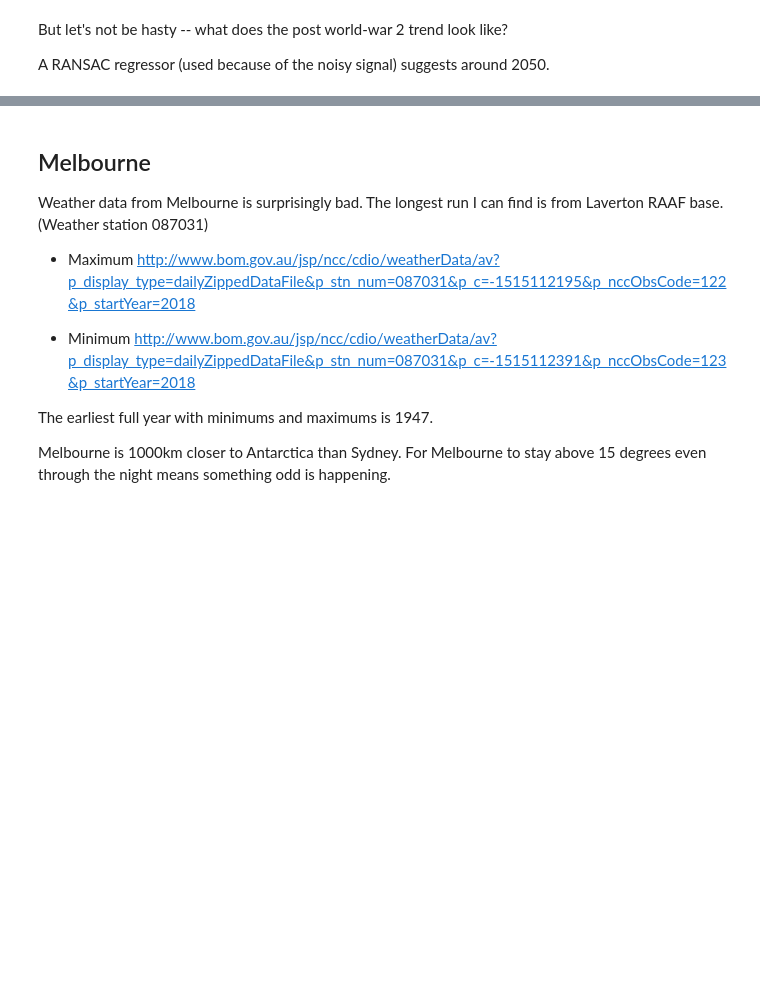
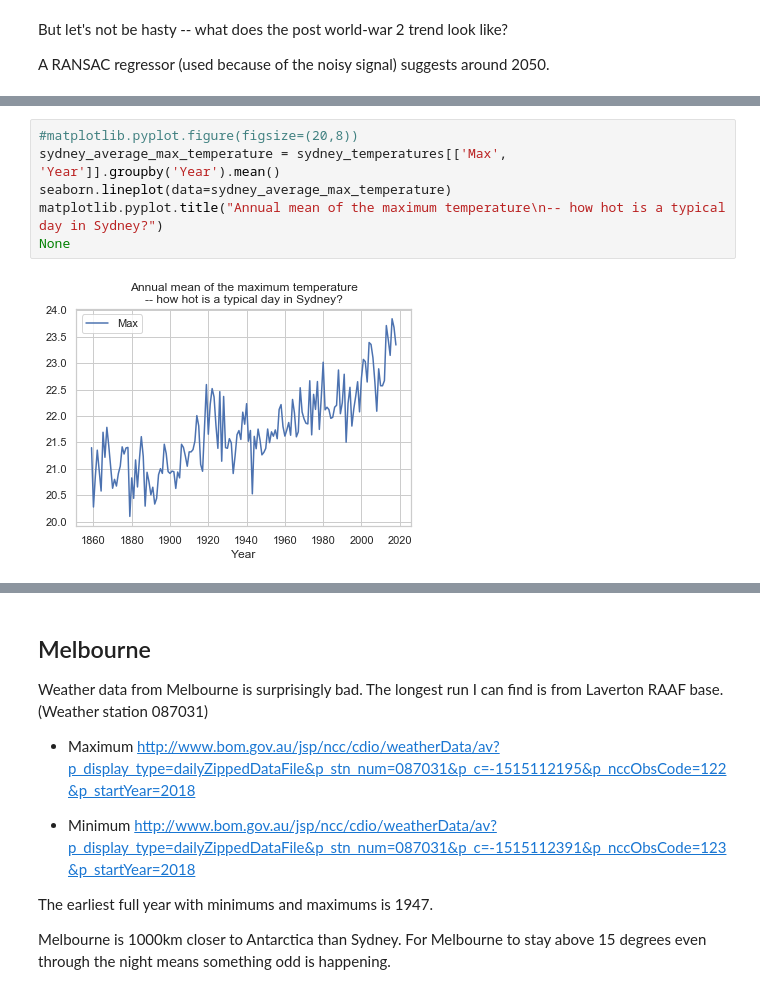
Before and after one commit to solresol/endless-summer, a Jupyter notebook: cities-of-summer.ipynb, the cells around one changed output, grey strips where cells are left out. Cells and saved outputs as stored; diff of their text form; blank space fills up the shorter version.

```diff
--- a/cities-of-summer.ipynb
+++ b/cities-of-summer.ipynb
@@ -169,0 +214,8 @@ chart_df.plot()
+# %%
+#matplotlib.pyplot.figure(figsize=(20,8))
+sydney_average_max_temperature = sydney_temperatures[['Max', 'Year']].groupby('Year').mean()
+seaborn.lineplot(data=sydney_average_max_temperature)
+matplotlib.pyplot.title("Annual mean of the maximum temperature\n-- how hot is a typical day in Sydney?")
+None
+# %% [output]
+[figure, added]
```
Also changed, not shown: parts of 76 cells of this notebook.
